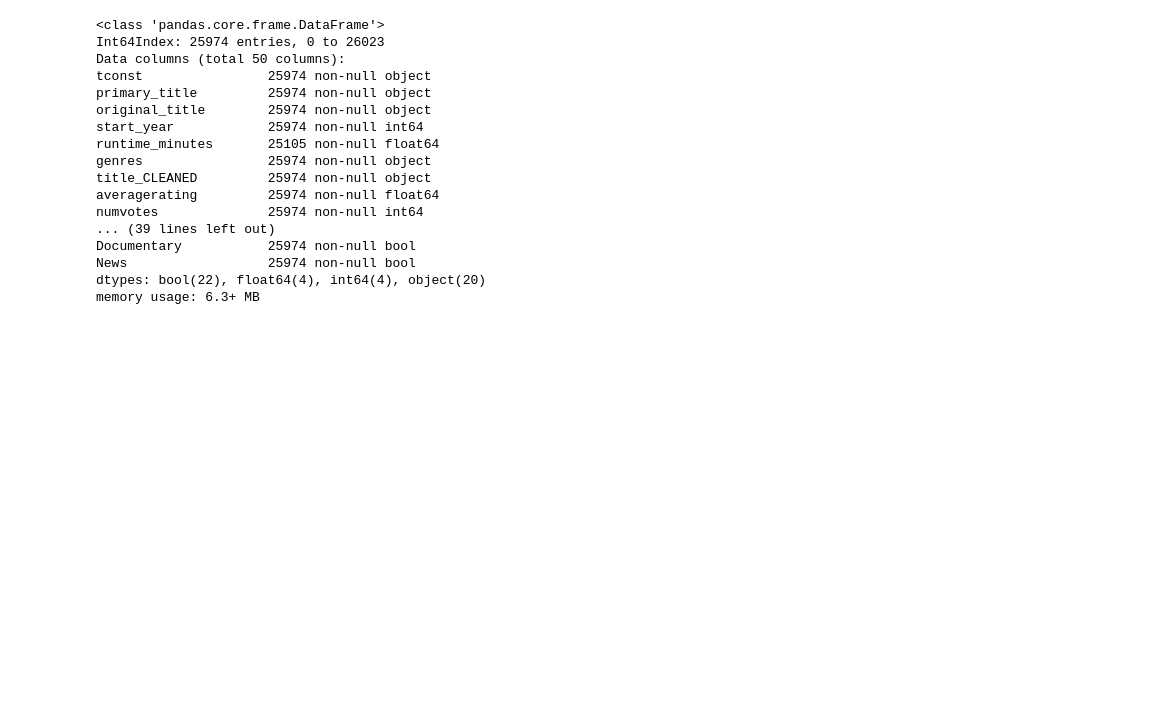
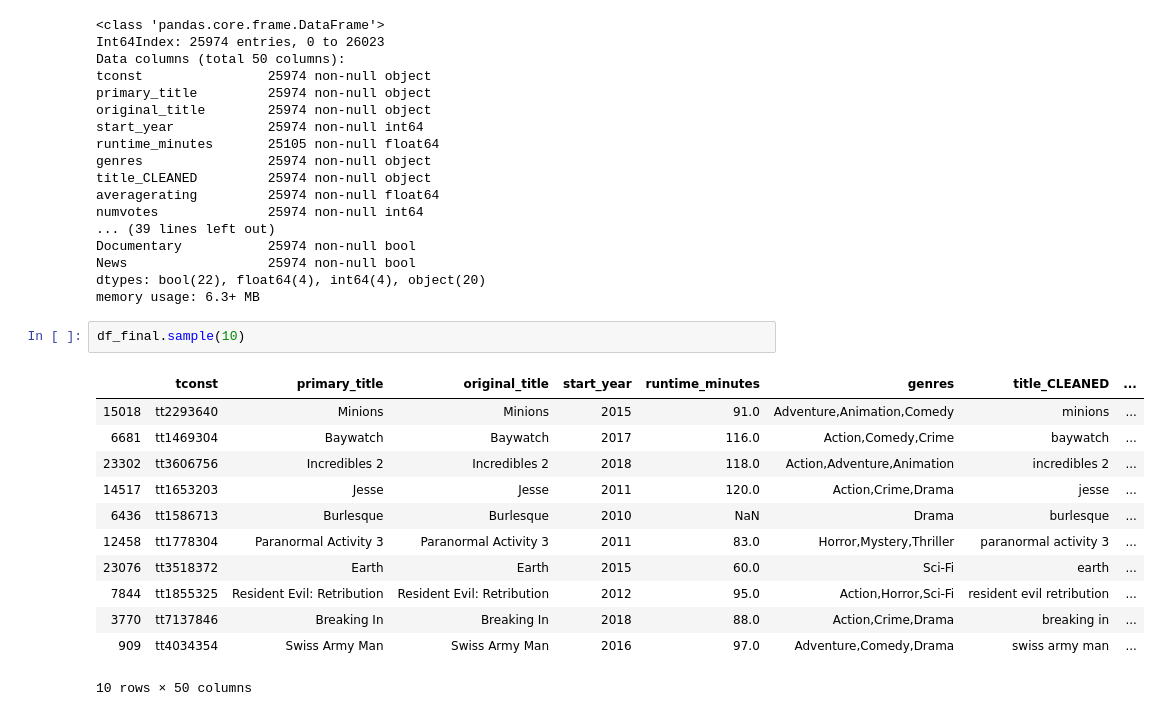
Before and after one commit to jfleury12/movie-collaboration, a Jupyter notebook: mod_1_project_EDA_fleury_2.ipynb, the cells around one changed output. Cells and saved outputs as stored; diff of their text form; blank space fills up the shorter version.

```diff
--- a/mod_1_project_EDA_fleury_2.ipynb
+++ b/mod_1_project_EDA_fleury_2.ipynb
@@ -510,3 +510,18 @@ Documentary           25974 non-null bool
 News                  25974 non-null bool
 dtypes: bool(22), float64(4), int64(4), object(20)
 memory usage: 6.3+ MB
+# %%
+df_final.sample(10)
+# %% [output]
+|  | tconst | primary_title | original_title | start_year | runtime_minutes | genres | title_CLEANED | ... |
+| 15018 | tt2293640 | Minions | Minions | 2015 | 91.0 | Adventure,Animation,Comedy | minions | ... |
+| 6681 | tt1469304 | Baywatch | Baywatch | 2017 | 116.0 | Action,Comedy,Crime | baywatch | ... |
+| 23302 | tt3606756 | Incredibles 2 | Incredibles 2 | 2018 | 118.0 | Action,Adventure,Animation | incredibles 2 | ... |
+| 14517 | tt1653203 | Jesse | Jesse | 2011 | 120.0 | Action,Crime,Drama | jesse | ... |
+| 6436 | tt1586713 | Burlesque | Burlesque | 2010 | NaN | Drama | burlesque | ... |
+| 12458 | tt1778304 | Paranormal Activity 3 | Paranormal Activity 3 | 2011 | 83.0 | Horror,Mystery,Thriller | paranormal activity 3 | ... |
+| 23076 | tt3518372 | Earth | Earth | 2015 | 60.0 | Sci-Fi | earth | ... |
+| 7844 | tt1855325 | Resident Evil: Retribution | Resident Evil: Retribution | 2012 | 95.0 | Action,Horror,Sci-Fi | resident evil retribution | ... |
+| 3770 | tt7137846 | Breaking In | Breaking In | 2018 | 88.0 | Action,Crime,Drama | breaking in | ... |
+| 909 | tt4034354 | Swiss Army Man | Swiss Army Man | 2016 | 97.0 | Adventure,Comedy,Drama | swiss army man | ... |
+10 rows × 50 columns
```
Also changed, not shown: parts of 4 cells of this notebook.
